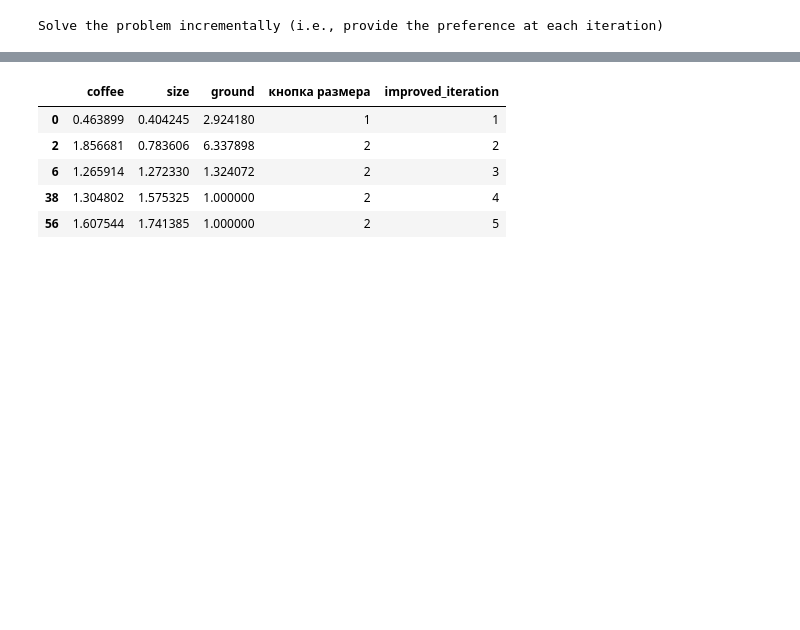
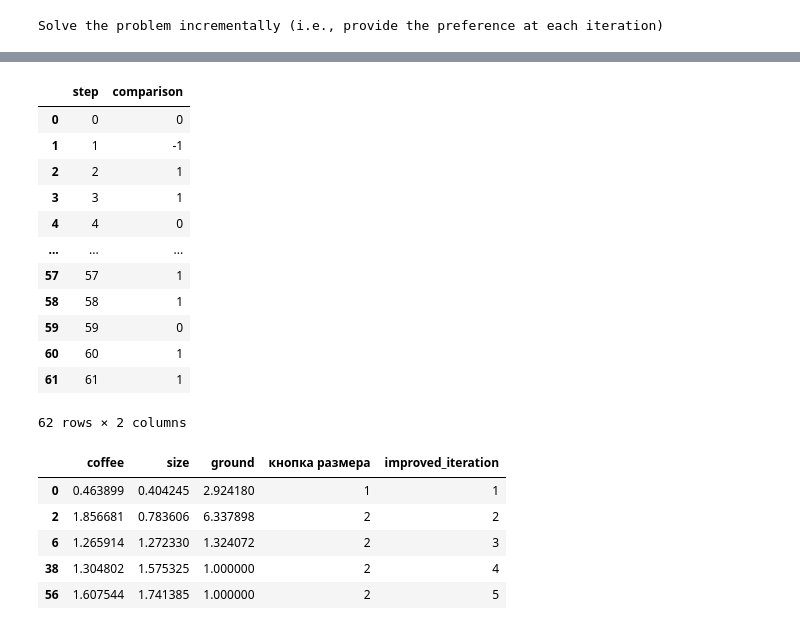
Before and after one commit to ksetdekov/trip_choice_optimizer, a Jupyter notebook: coffee-machine-optimizer.ipynb, the cells around one changed output, grey strips where cells are left out. Saved outputs shown, nothing was run; the diff lists cells and outputs as text; code cells hidden in the pictures; blank space fills up the shorter version.

```diff
--- a/coffee-machine-optimizer.ipynb
+++ b/coffee-machine-optimizer.ipynb
@@ -1414,0 +1390,7 @@ ground 1.0
+# %%
+pref = 1 # мне не нравится
+x = prob.update(pref)
+# prob.rbf_recalibrate()
+xbest = prob.xbest
+cup_asker(xbest, x)
+equal_to_best[len(prob.X)-3] = pref
@@ -1414,0 +1412,7 @@ ground 1.0
+# %%
+pref = 0 # одинаково
+x = prob.update(pref)
+prob.rbf_recalibrate()
+xbest = prob.xbest
+cup_asker(xbest, x)
+equal_to_best[len(prob.X)-3] = pref
@@ -1414,0 +1435,7 @@ ground 1.0
+# %%
+pref = 1 # больше нравится старая
+x = prob.update(pref)
+# prob.rbf_recalibrate()
+xbest = prob.xbest
+cup_asker(xbest, x)
+equal_to_best[len(prob.X)-3] = pref
@@ -1414,0 +1457,7 @@ ground 1.0
+# %%
+pref = 1 # больше нравится прошлая
+x = prob.update(pref)
+# prob.rbf_recalibrate()
+xbest = prob.xbest
+cup_asker(xbest, x)
+equal_to_best[len(prob.X)-3] = pref
@@ -1415,3 +1479,19 @@ ground 1.0
+# %%
+pd.DataFrame(equal_to_best.items(), columns = ['step', 'comparison'])
+# %% [output]
+|  | step | comparison |
+| 0 | 0 | 0 |
+| 1 | 1 | -1 |
+| 2 | 2 | 1 |
+| 3 | 3 | 1 |
+| 4 | 4 | 0 |
+| ... | ... | ... |
+| 57 | 57 | 1 |
+| 58 | 58 | 1 |
+| 59 | 59 | 0 |
+| 60 | 60 | 1 |
+| 61 | 61 | 1 |
+62 rows × 2 columns
 # %%
 X = np.array(prob.X)
 steps_df = pd.DataFrame(X)
```
Also changed, not shown: parts of 127 cells of this notebook.
